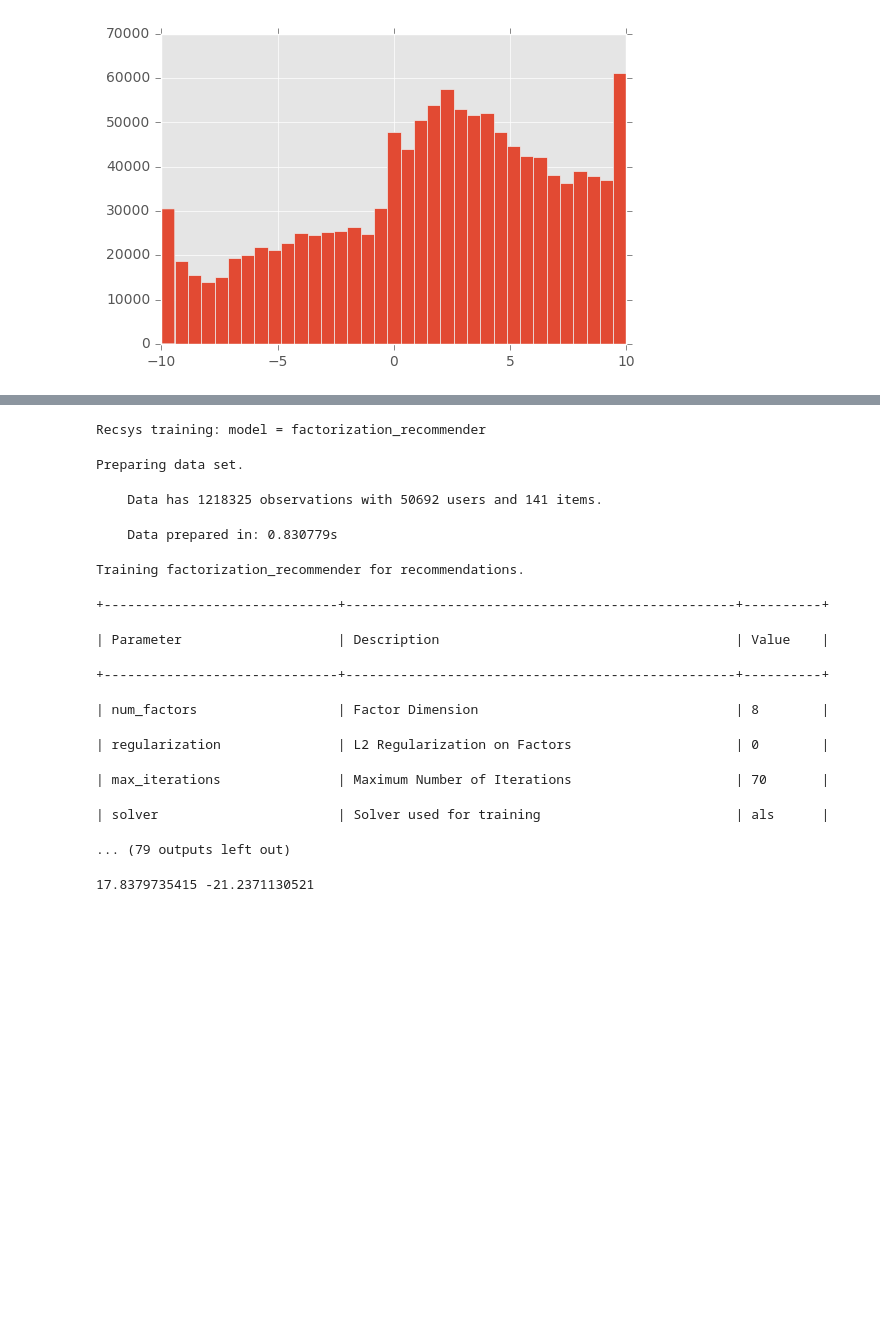
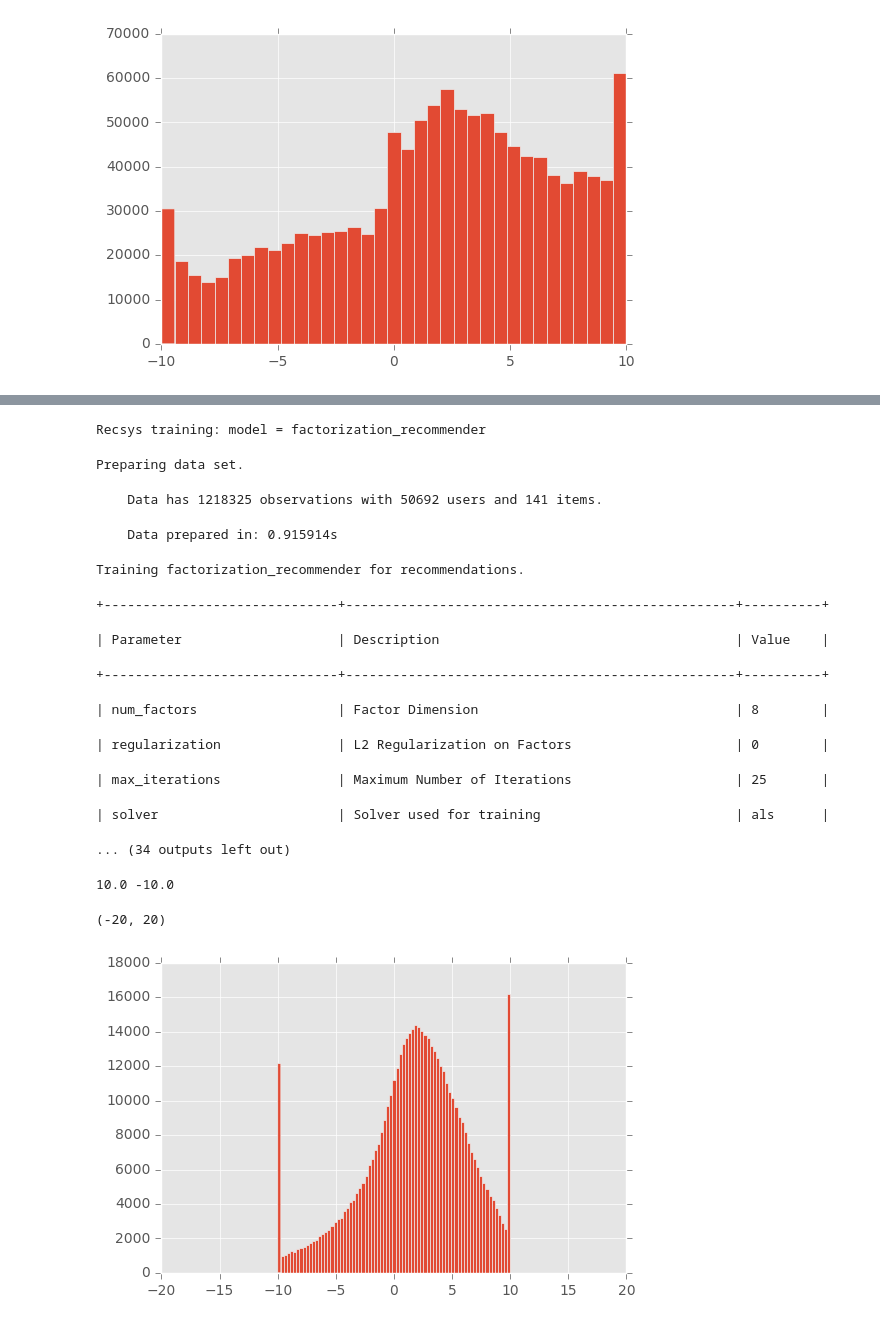
Before and after one commit to trentwoodbury/joke_recommender, a Jupyter notebook: dave-roger.ipynb, the cells around one changed output, grey strips where cells are left out. Cells and saved outputs as stored; diff of their text form; code cells hidden in the pictures; blank space fills up the shorter version.

```diff
--- a/dave-roger.ipynb
+++ b/dave-roger.ipynb
@@ -65,18 +103,18 @@ rec_engine = gl.factorization_recommender.create(observation_data=ratings,
                                                      solver='als',
                                                      side_data_factorization=False,
                                                      regularization=0,
-                                                     max_iterations=70)
+                                                     max_iterations=25)
 # %% [output]
 Recsys training: model = factorization_recommender
 Preparing data set.
     Data has 1218325 observations with 50692 users and 141 items.
-    Data prepared in: 0.830779s
+    Data prepared in: 0.915914s
 Training factorization_recommender for recommendations.
 +------------------------------+--------------------------------------------------+----------+
 | Parameter                    | Description                                      | Value    |
 +------------------------------+--------------------------------------------------+----------+
 | num_factors                  | Factor Dimension                                 | 8        |
 | regularization               | L2 Regularization on Factors                     | 0        |
-| max_iterations               | Maximum Number of Iterations                     | 70       |
+| max_iterations               | Maximum Number of Iterations                     | 25       |
 | solver                       | Solver used for training                         | als      |
-... (79 outputs left out)
+... (34 outputs left out)
@@ -85,8 +121,19 @@ predictions = rec_engine.predict(ratings)
-# %%
-predictions
-print predictions.max(), predictions.min()
-# %% [output]
-17.8379735415 -21.2371130521
+# %%
+predictions = np.array(rec_engine.predict(submission))
+pos_mask = np.where(predictions > 10)[0]
+neg_mask = np.where(predictions < -10)[0]
+predictions[pos_mask] = 10
+predictions[neg_mask] = -10
+print predictions.max(), predictions.min()
+# %% [output]
+10.0 -10.0
+# %%
+predictions
+pd.Series(predictions).hist(bins=75)
+plt.xlim(-20, 20)
+# %% [output]
+(-20, 20)
+[figure, added]
 # %%
 fig = plt.figure(figsize=(12,8))
 ax1 = fig.add_subplot(1,2,1)
```
Also changed, not shown: parts of 9 cells of this notebook.
